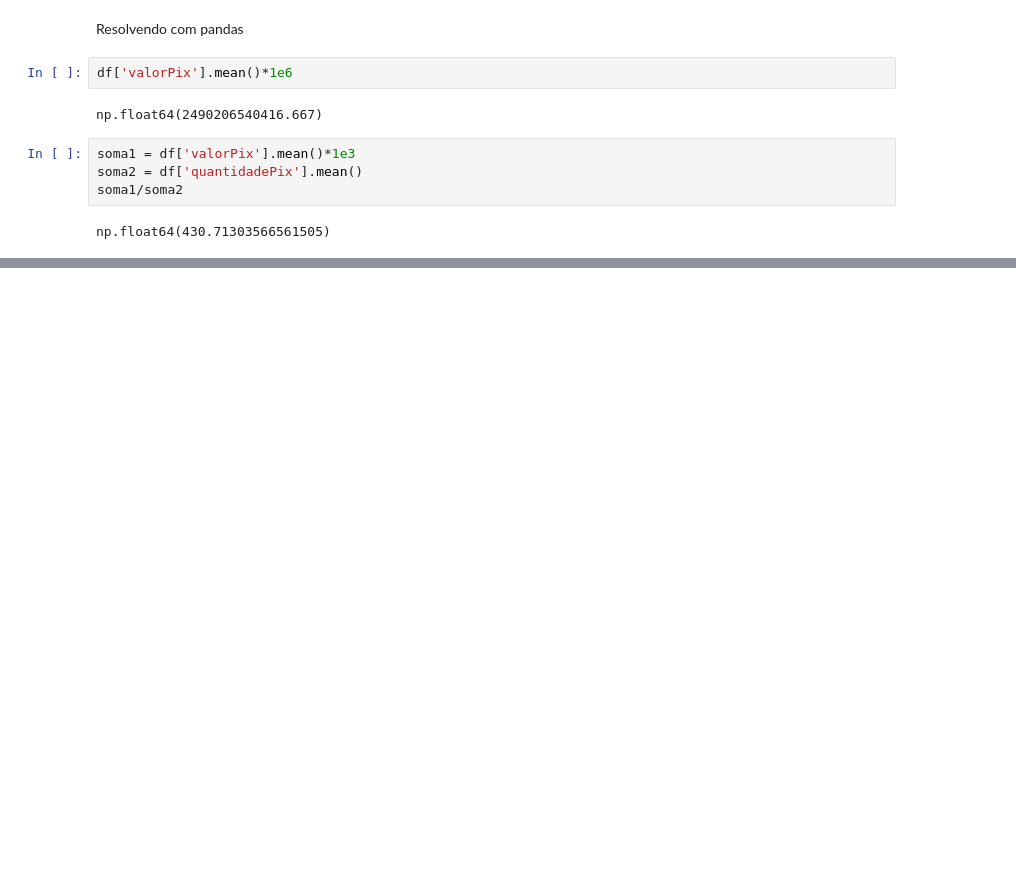
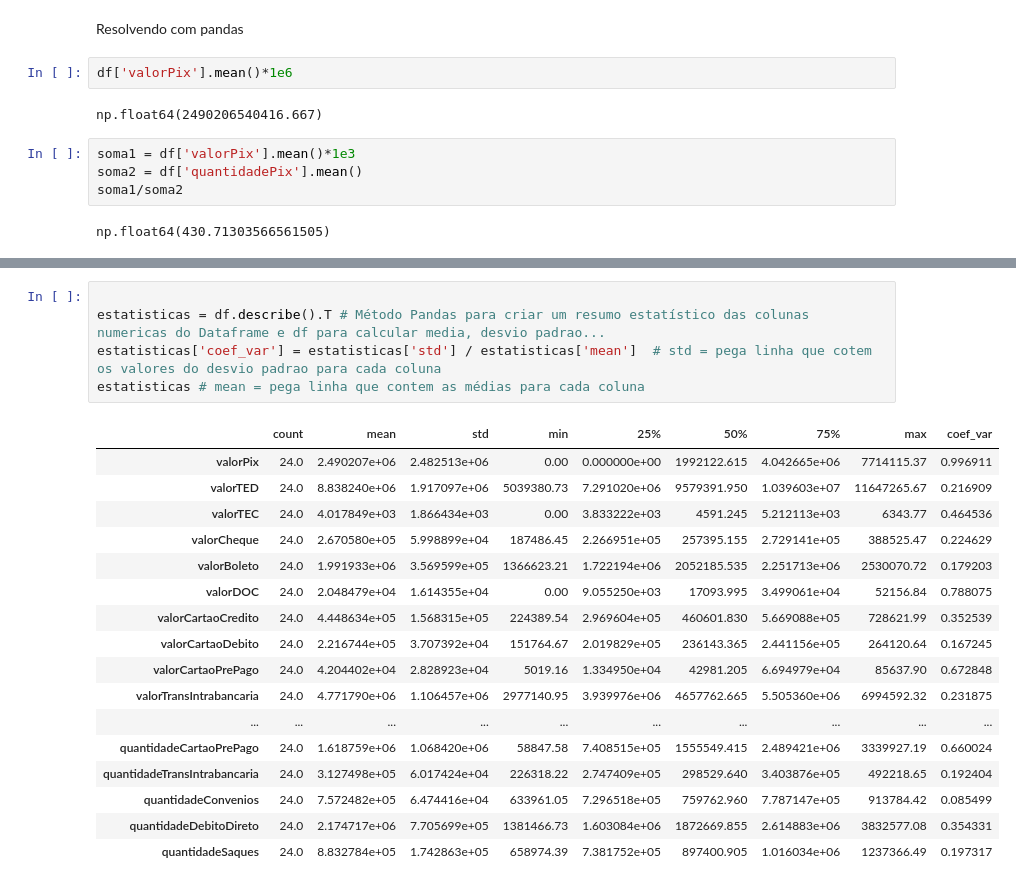
Before and after one commit to LouisyRodrigues7/etlBCB, a Jupyter notebook: anaise_cartoes.ipynb, the cells around one changed output, grey strips where cells are left out. Cells and saved outputs as stored; diff of their text form; blank space fills up the shorter version.

```diff
--- a/anaise_cartoes.ipynb
+++ b/anaise_cartoes.ipynb
@@ -57,0 +68,23 @@ np.float64(430.71303566561505)
+# %%
+
+estatisticas = df.describe().T # Método Pandas para criar um resumo estatístico das colunas numericas do Dataframe e df para calcular media, desvio padrao...
+estatisticas['coef_var'] = estatisticas['std'] / estatisticas['mean']  # std = pega linha que cotem os valores do desvio padrao para cada coluna
+estatisticas # mean = pega linha que contem as médias para cada coluna
+# %% [output]
+|  | count | mean | std | min | 25% | 50% | 75% | max | coef_var |
+| valorPix | 24.0 | 2.490207e+06 | 2.482513e+06 | 0.00 | 0.000000e+00 | 1992122.615 | 4.042665e+06 | 7714115.37 | 0.996911 |
+| valorTED | 24.0 | 8.838240e+06 | 1.917097e+06 | 5039380.73 | 7.291020e+06 | 9579391.950 | 1.039603e+07 | 11647265.67 | 0.216909 |
+| valorTEC | 24.0 | 4.017849e+03 | 1.866434e+03 | 0.00 | 3.833222e+03 | 4591.245 | 5.212113e+03 | 6343.77 | 0.464536 |
+| valorCheque | 24.0 | 2.670580e+05 | 5.998899e+04 | 187486.45 | 2.266951e+05 | 257395.155 | 2.729141e+05 | 388525.47 | 0.224629 |
+| valorBoleto | 24.0 | 1.991933e+06 | 3.569599e+05 | 1366623.21 | 1.722194e+06 | 2052185.535 | 2.251713e+06 | 2530070.72 | 0.179203 |
+| valorDOC | 24.0 | 2.048479e+04 | 1.614355e+04 | 0.00 | 9.055250e+03 | 17093.995 | 3.499061e+04 | 52156.84 | 0.788075 |
+| valorCartaoCredito | 24.0 | 4.448634e+05 | 1.568315e+05 | 224389.54 | 2.969604e+05 | 460601.830 | 5.669088e+05 | 728621.99 | 0.352539 |
+| valorCartaoDebito | 24.0 | 2.216744e+05 | 3.707392e+04 | 151764.67 | 2.019829e+05 | 236143.365 | 2.441156e+05 | 264120.64 | 0.167245 |
+| valorCartaoPrePago | 24.0 | 4.204402e+04 | 2.828923e+04 | 5019.16 | 1.334950e+04 | 42981.205 | 6.694979e+04 | 85637.90 | 0.672848 |
+| valorTransIntrabancaria | 24.0 | 4.771790e+06 | 1.106457e+06 | 2977140.95 | 3.939976e+06 | 4657762.665 | 5.505360e+06 | 6994592.32 | 0.231875 |
+| ... | ... | ... | ... | ... | ... | ... | ... | ... | ... |
+| quantidadeCartaoPrePago | 24.0 | 1.618759e+06 | 1.068420e+06 | 58847.58 | 7.408515e+05 | 1555549.415 | 2.489421e+06 | 3339927.19 | 0.660024 |
+| quantidadeTransIntrabancaria | 24.0 | 3.127498e+05 | 6.017424e+04 | 226318.22 | 2.747409e+05 | 298529.640 | 3.403876e+05 | 492218.65 | 0.192404 |
+| quantidadeConvenios | 24.0 | 7.572482e+05 | 6.474416e+04 | 633961.05 | 7.296518e+05 | 759762.960 | 7.787147e+05 | 913784.42 | 0.085499 |
+| quantidadeDebitoDireto | 24.0 | 2.174717e+06 | 7.705699e+05 | 1381466.73 | 1.603084e+06 | 1872669.855 | 2.614883e+06 | 3832577.08 | 0.354331 |
+| quantidadeSaques | 24.0 | 8.832784e+05 | 1.742863e+05 | 658974.39 | 7.381752e+05 | 897400.905 | 1.016034e+06 | 1237366.49 | 0.197317 |
```
Also changed, not shown: parts of 5 cells of this notebook, 1 other file.
